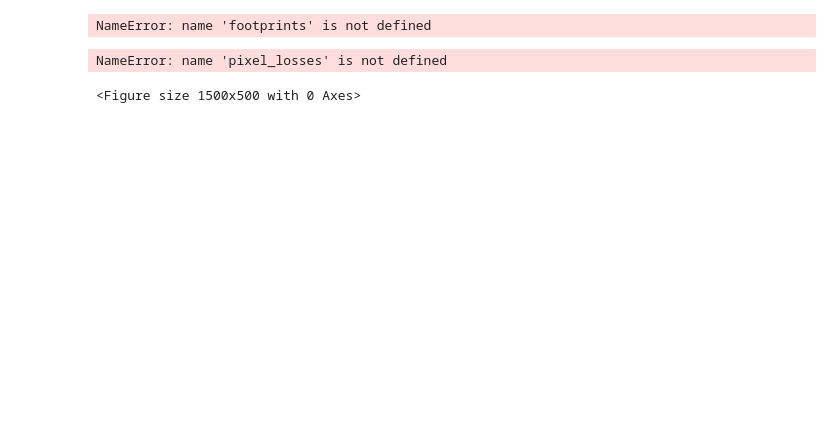
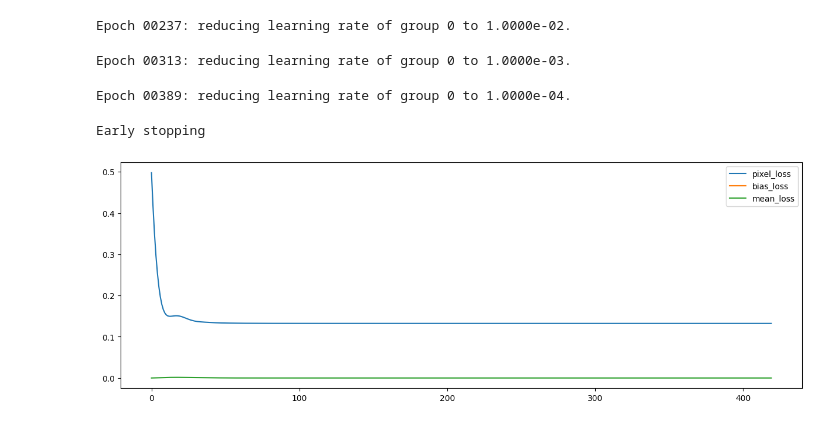
Before and after one commit to radekszostak/aerial-thermal-tuner, a Jupyter notebook: 4_calibration.ipynb, the cells around one changed output. Cells and saved outputs as stored; diff of their text form; code cells hidden in the pictures; blank space fills up the shorter version.

```diff
--- a/4_calibration.ipynb
+++ b/4_calibration.ipynb
@@ -277,5 +200,5 @@ NameError: name 'CACHE_DIR' is not defined
 # %%
-area_weights = pairs_area#np.emath.logn(10, pairs_area)
+area_weights = np.array(pairs_area)#np.emath.logn(10, pairs_area)
 #normalize from 0 to 1
 area_weights = area_weights/area_weights.max()#(area_weights - areights.min()) / (area_weights.max() - area_weights.min())
 #var_weights = np.emath.logn(10, 1/diff_vars)
@@ -290,6 +213,9 @@ device = torch.device("cuda" if torch.cuda.is_available() else "cpu")
 
 pairs_i = torch.tensor(pairs_i, dtype=torch.int64, device=device) # (n_pairs,)
 pairs_j = torch.tensor(pairs_j, dtype=torch.int64, device=device) # (n_pairs,)
+i_means = torch.tensor(i_means, dtype=torch.float32, device=device) # (n_pairs,)
+j_means = torch.tensor(j_means, dtype=torch.float32, device=device) # (n_pairs,)
+image_means = torch.tensor(footprints["mean"].values, dtype=torch.float32, device=device) # (n_images,)
 pairs_area = torch.tensor(pairs_area, dtype=torch.float32, device=device) # (n_pairs,)
 #pairs_var = torch.tensor(pairs_var, dtype=torch.float32, device=device) # (n_pairs,)
 i_clips = torch.tensor(i_clips, dtype=torch.float32, device=device) # (n_pairs, width, height)
@@ -317,6 +243,7 @@ es_counter = 0
 pixel_losses = []
 mean_losses = []
 var_losses = []
+bias_losses = []
 for epoch in (pbar := tqdm(range(CFG.EPOCHS))):
     #assert that pairs_i and pairs_j are equal to the original values
     assert torch.all(pairs_i == pairs_i_copy)
@@ -325,10 +252,13 @@ for epoch in (pbar := tqdm(range(CFG.EPOCHS))):
     optimizer.zero_grad()
     i_clips_cal = a_coefs[pairs_i, None, None] * i_clips + b_coefs[pairs_i, None, None] # (n_pairs, width, height)
     j_clips_cal = a_coefs[pairs_j, None, None] * j_clips + b_coefs[pairs_j, None, None] # (n_pairs, width, height)
-    i_clips_cal_mean = torch.sum(i_clips_cal * masks, dim=(1, 2)) / pairs_n_pixels # (n_pairs,)
-    j_clips_cal_mean = torch.sum(j_clips_cal * masks, dim=(1, 2)) / pairs_n_pixels # (n_pairs,)
-    i_clips_cal_var = torch.sum(masks * (i_clips_cal - i_clips_cal_mean[:, None, None]) ** 2, dim=(1, 2)) / pairs_n_pixels # (n_pairs,)
-    j_clips_cal_var = torch.sum(masks * (j_clips_cal - j_clips_cal_mean[:, None, None]) ** 2, dim=(1, 2)) / pairs_n_pixels # (n_pairs,)
+    image_means_cal = a_coefs * image_means + b_coefs # (n_images,)
+    # i_clips_cal_mean = torch.sum(i_clips_cal * masks, dim=(1, 2)) / pairs_n_pixels # (n_pairs,)
+    # j_clips_cal_mean = torch.sum(j_clips_cal * masks, dim=(1, 2)) / pairs_n_pixels # (n_pairs,)
+    # i_clips_cal_var = torch.sum(masks * (i_clips_cal - i_clips_cal_mean[:, None, None]) ** 2, dim=(1, 2)) / pairs_n_pixels # (n_pairs,)
+    # j_clips_cal_var = torch.sum(masks * (j_clips_cal - j_clips_cal_mean[:, None, None]) ** 2, dim=(1, 2)) / pairs_n_pixels # (n_pairs,)
+    i_means_cal = a_coefs[pairs_i] * i_means + b_coefs[pairs_i] # (n_pairs,)
+    j_means_cal = a_coefs[pairs_j] * j_means + b_coefs[pairs_j] # (n_pairs,)
     #assert that i_clips_cal_mean and j_clips_cal_mean do not contain any NaNs
 
     # #group i_clips_cal_mean by pairs_i and calculate the mean
@@ -344,16 +274,24 @@ for epoch in (pbar := tqdm(range(CFG.EPOCHS))):
     #             ys.append(mean_val)
     #     plt.plot(xs, ys, ".")
     #     plt.show()
+    #####
+    #pixel_loss = torch.sum((i_clips_cal - j_clips_cal)**2 * masks * weights[:, None, None])/n_pixels
+    pixel_loss = torch.sum((i_means_cal - j_means_cal)**2 * weights)/n_pairs
+    #####
+    #loss using image means and image means cal
+    # pixel_loss = torch.sum((image_means_cal - image_means)**2)/n_images
+    ##
 
-    pixel_loss = torch.sum((i_clips_cal - j_clips_cal)**2 * masks * weights[:, None, None])/n_pixels
     #pixel_loss = torch.mean((i_clips_cal_mean - j_clips_cal_mean)**2)
-    # mean_loss = 0.000001  *(0.5/n_pairs)*(
+    # mean_loss = 0.0000001  *(0.5/n_pairs)*(
     #                 torch.sum((i_clips_cal_mean - i_clips_mean)**2 * weights[:, None, None]) +
     #                 torch.sum((j_clips_cal_mean - j_clips_mean)**2 * weights[:, None, None])
     #             )
+    mean_loss = 0.01*torch.abs(torch.mean(image_means_cal) - torch.mean(image_means))
     #var_loss =  0.1   *(0.5/n_pairs)*(torch.sum(torch.abs(i_clips_cal_var - i_clips_var)**1)   + torch.sum(torch.abs(j_clips_cal_var - j_clips_var)**1))
 
-    loss = pixel_loss# + mean_loss# + var_loss
+    loss = pixel_loss + mean_loss# + var_loss
+    # loss = bias_loss
     loss.backward()
     optimizer.step()
     scheduler.step(loss)
@@ -376,32 +314,36 @@ for epoch in (pbar := tqdm(range(CFG.EPOCHS))):
             #     fig.savefig(f"{PLOT_CLIP_DIR}/{i}_{j}.png")
             #     plt.close(fig)
             break
-
+    # bias_losses.append(bias_loss.item())
     pixel_losses.append(pixel_loss.item())
-    #mean_losses.append(mean_loss.item())
+    mean_losses.append(mean_loss.item())
     #var_losses.append(var_loss.item())
 
     pbar.set_postfix({
         "pixel_loss": pixel_loss.item(),
-        #"mean_loss": mean_loss.item(),
+        # 'bias_loss': bias_loss.item(),
+        "mean_loss": mean_loss.item(),
         #"var_loss": var_loss.item(),
-        "loss": f"{loss.item()}",
+        "loss": loss.item(),
         "a_mean": a_coefs.mean().item(),
         "b_mean": b_coefs.mean().item()})
 # %% [output]
-NameError: name 'footprints' is not defined
+Epoch 00237: reducing learning rate of group 0 to 1.0000e-02.
+Epoch 00313: reducing learning rate of group 0 to 1.0000e-03.
+Epoch 00389: reducing learning rate of group 0 to 1.0000e-04.
+Early stopping
 # %%
 #plot losses with log scale
 plt.figure(figsize=(15, 5))
 plt.plot(pixel_losses, label="pixel_loss")
-#plt.plot(mean_losses, label="mean_loss")
-plt.plot(var_losses, label="var_loss")
+plt.plot(bias_losses, label="bias_loss")
+plt.plot(mean_losses, label="mean_loss")
+#plt.plot(var_losses, label="var_loss")
 #plt.yscale("log")
 plt.legend()
 plt.show()
 # %% [output]
-NameError: name 'pixel_losses' is not defined
-<Figure size 1500x500 with 0 Axes>
+[figure, added]
 # %%
 
 recreate_dir(GEOTIF_CAL_DIR)
```
Also changed, not shown: parts of 10 cells of this notebook, 10 other files.
